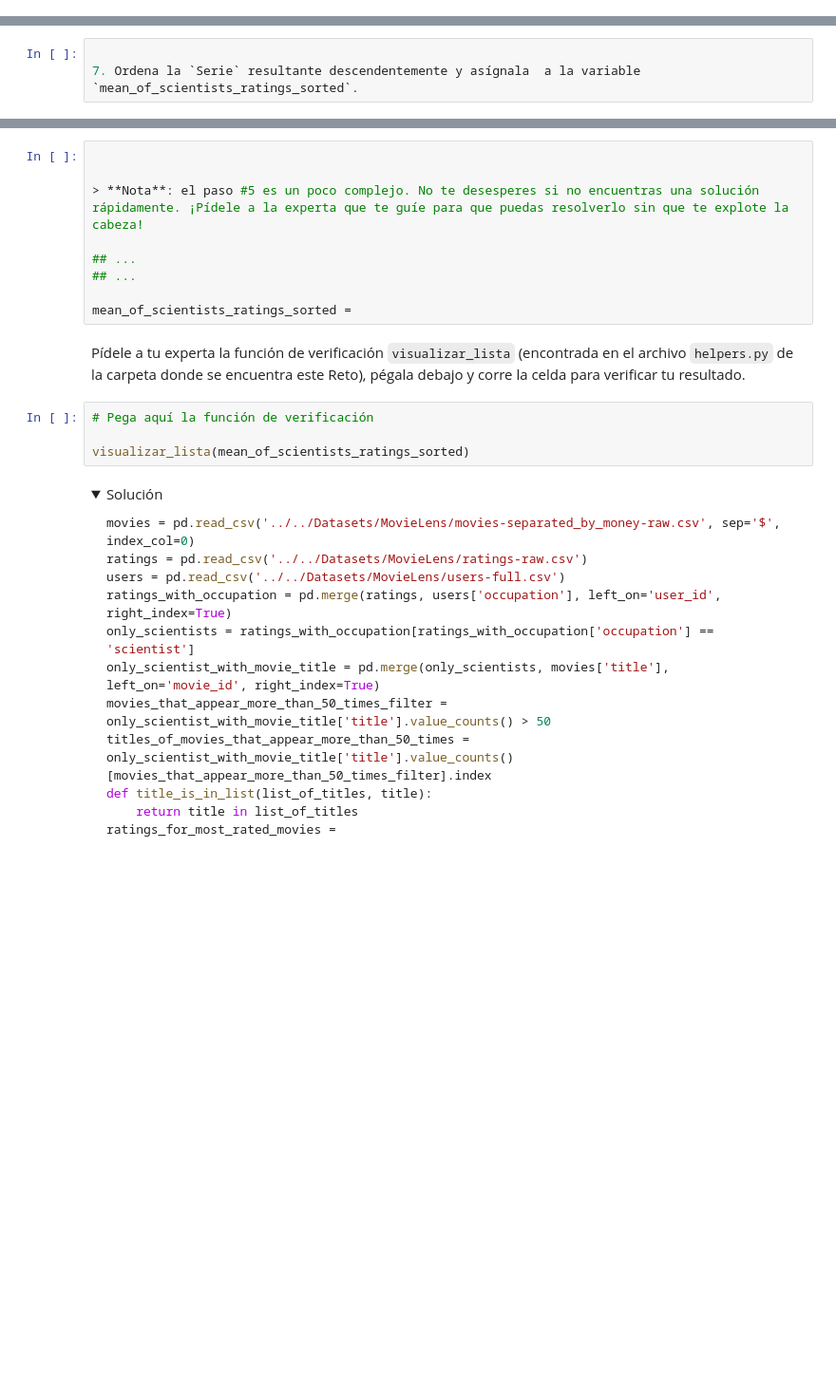
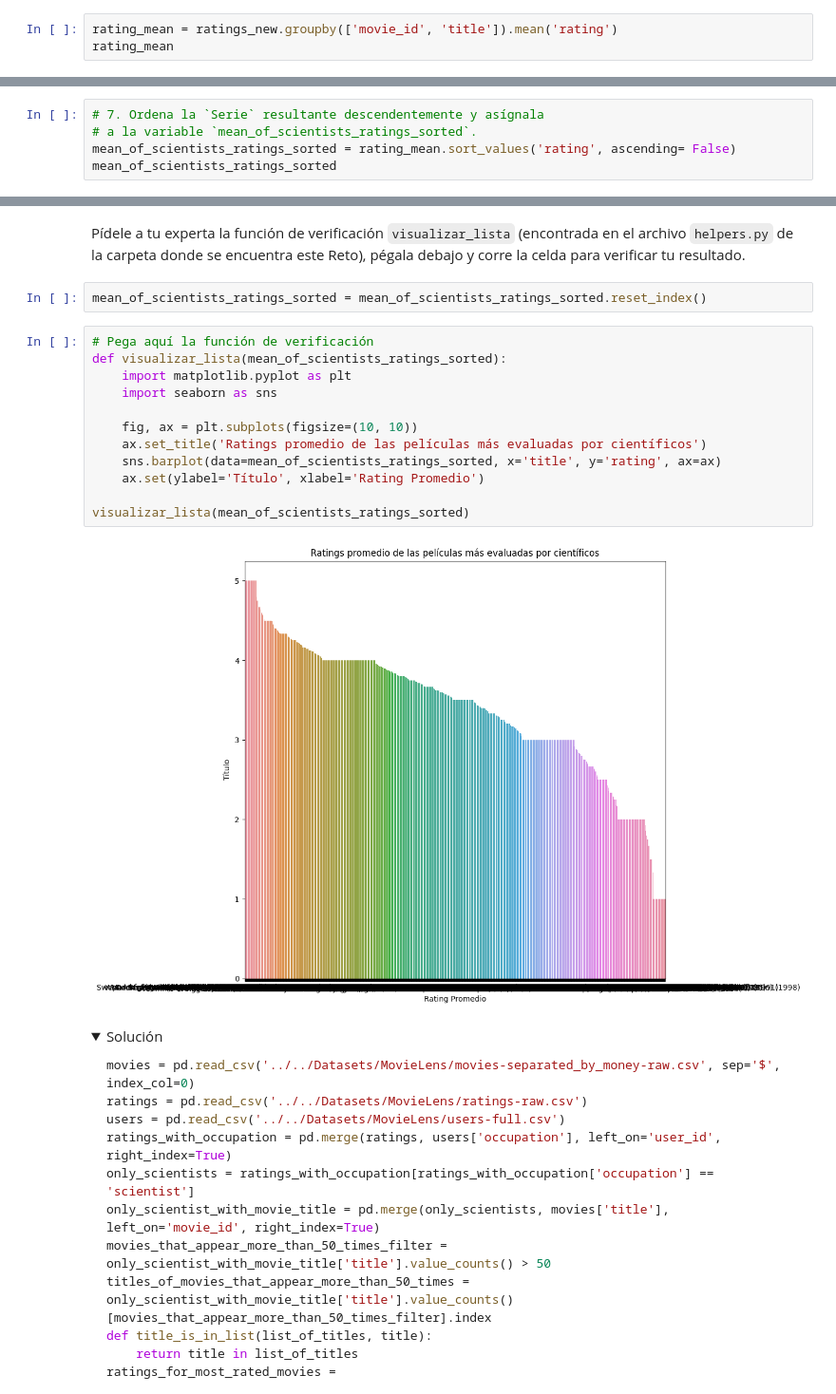
Before and after one commit to fermuba/Procesamiento-de-Datos, a Jupyter notebook: S8/Retos/Reto_6_lo_que_los_cientificos_aman.ipynb, the cells around one changed output, grey strips where cells are left out. Shown: that part at 95% size. Cells and saved outputs as stored; diff of their text form; folded sections open; blank space fills up the shorter version.

```diff
--- a/S8/Retos/Reto_6_lo_que_los_cientificos_aman.ipynb
+++ b/S8/Retos/Reto_6_lo_que_los_cientificos_aman.ipynb
@@ -78,0 +152,3 @@ pd.merge(ratings, )
+# %%
+rating_mean = ratings_new.groupby(['movie_id', 'title']).mean('rating')
+rating_mean
@@ -79,3 +170,5 @@ pd.merge(ratings, )
 # %%
-
-7. Ordena la `Serie` resultante descendentemente y asígnala  a la variable `mean_of_scientists_ratings_sorted`.
+# 7. Ordena la `Serie` resultante descendentemente y asígnala
+# a la variable `mean_of_scientists_ratings_sorted`.
+mean_of_scientists_ratings_sorted = rating_mean.sort_values('rating', ascending= False)
+mean_of_scientists_ratings_sorted
@@ -82,18 +190,21 @@ pd.merge(ratings, )
-# %%
-
-
-> **Nota**: el paso #5 es un poco complejo. No te desesperes si no encuentras una solución rápidamente. ¡Pídele a la experta que te guíe para que puedas resolverlo sin que te explote la cabeza!
-
-## ...
-## ...
-
-mean_of_scientists_ratings_sorted =
 # %% [markdown]
 Pídele a tu experta la función de verificación `visualizar_lista` (encontrada en el archivo `helpers.py` de la carpeta donde se encuentra este Reto), pégala debajo y corre la celda para verificar tu resultado.
-# %%
-# Pega aquí la función de verificación
-
-visualizar_lista(mean_of_scientists_ratings_sorted)
+# %%
+mean_of_scientists_ratings_sorted = mean_of_scientists_ratings_sorted.reset_index()
+# %%
+# Pega aquí la función de verificación
+def visualizar_lista(mean_of_scientists_ratings_sorted):
+    import matplotlib.pyplot as plt
+    import seaborn as sns
+
+    fig, ax = plt.subplots(figsize=(10, 10))
+    ax.set_title('Ratings promedio de las películas más evaluadas por científicos')
+    sns.barplot(data=mean_of_scientists_ratings_sorted, x='title', y='rating', ax=ax)
+    ax.set(ylabel='Título', xlabel='Rating Promedio')
+
+visualizar_lista(mean_of_scientists_ratings_sorted)
+# %% [output]
+[figure, added]
 # %% [markdown]
 <details><summary>Solución</summary>
 
```
Also changed, not shown: parts of 11 cells of this notebook.
